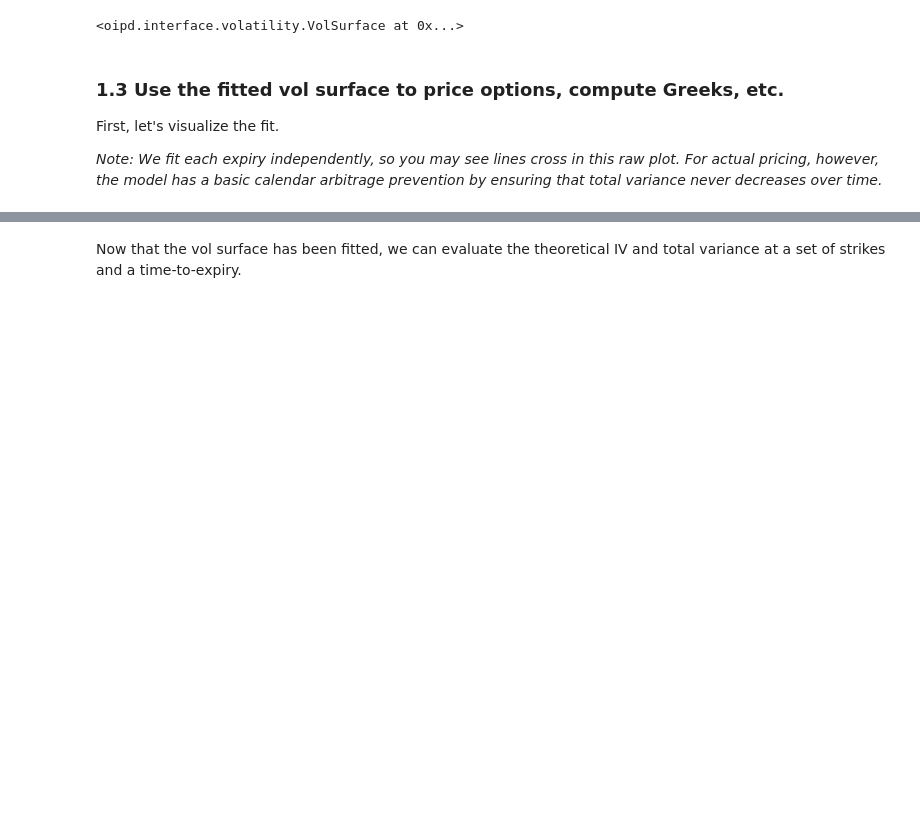
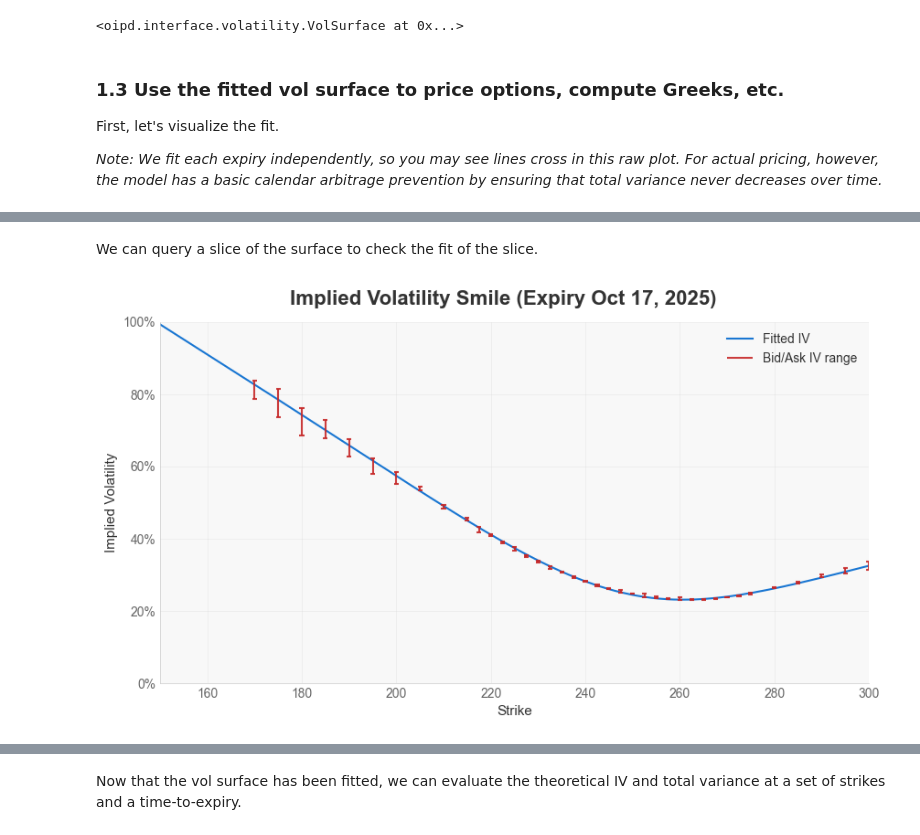
Before and after one commit to tyrneh/options-implied-probability, a Jupyter notebook: examples/quickstart_VolSurface.ipynb, the cells around one changed output, grey strips where cells are left out. Drawn from its saved outputs; the diff is of its cells as text; code cells hidden in the pictures; blank space fills up the shorter version.

```diff
--- a/examples/quickstart_VolSurface.ipynb
+++ b/examples/quickstart_VolSurface.ipynb
@@ -83,0 +84,9 @@ plt.show()
+# %% [markdown]
+We can query a slice of the surface to check the fit of the slice.
+# %%
+surface_expiries = vol_surface.expiries
+volcurve_slice = vol_surface.slice(surface_expiries[1])
+volcurve_slice.plot(xlim=[150, 300], ylim=[0,1])
+plt.show()
+# %% [output]
+[figure, added]
```
Also changed, not shown: parts of 6 cells of this notebook, 10 other files.
